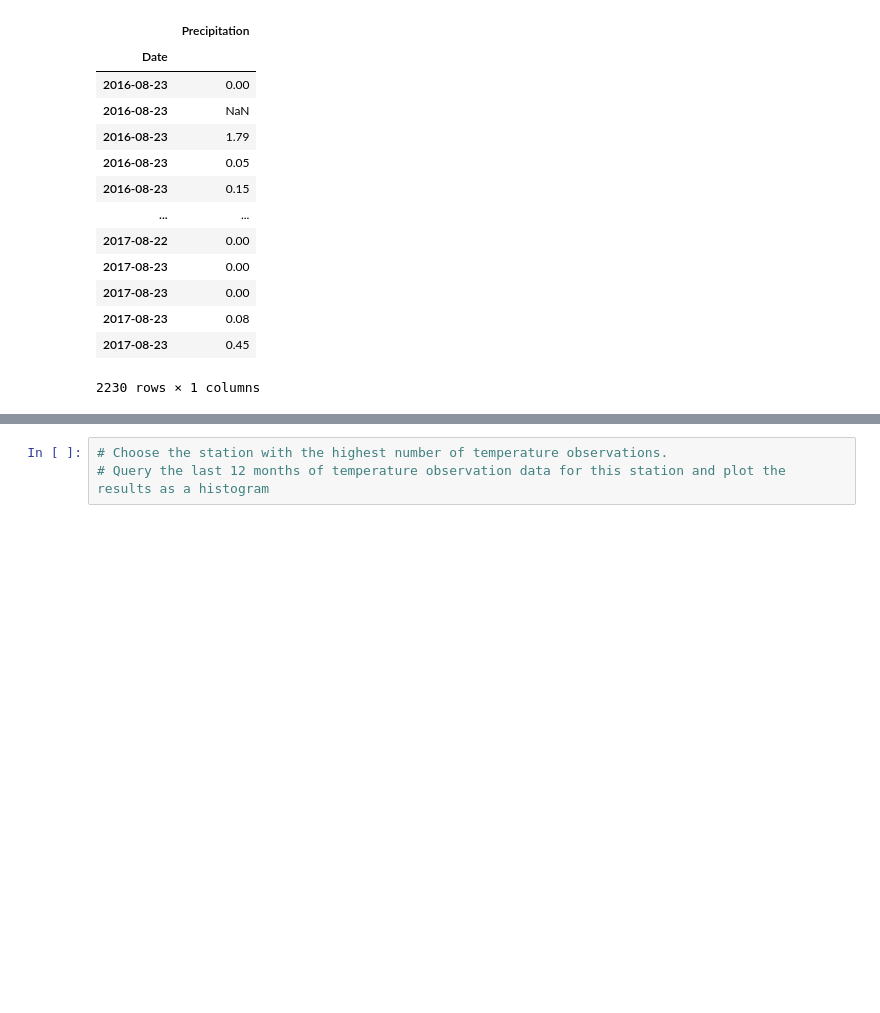
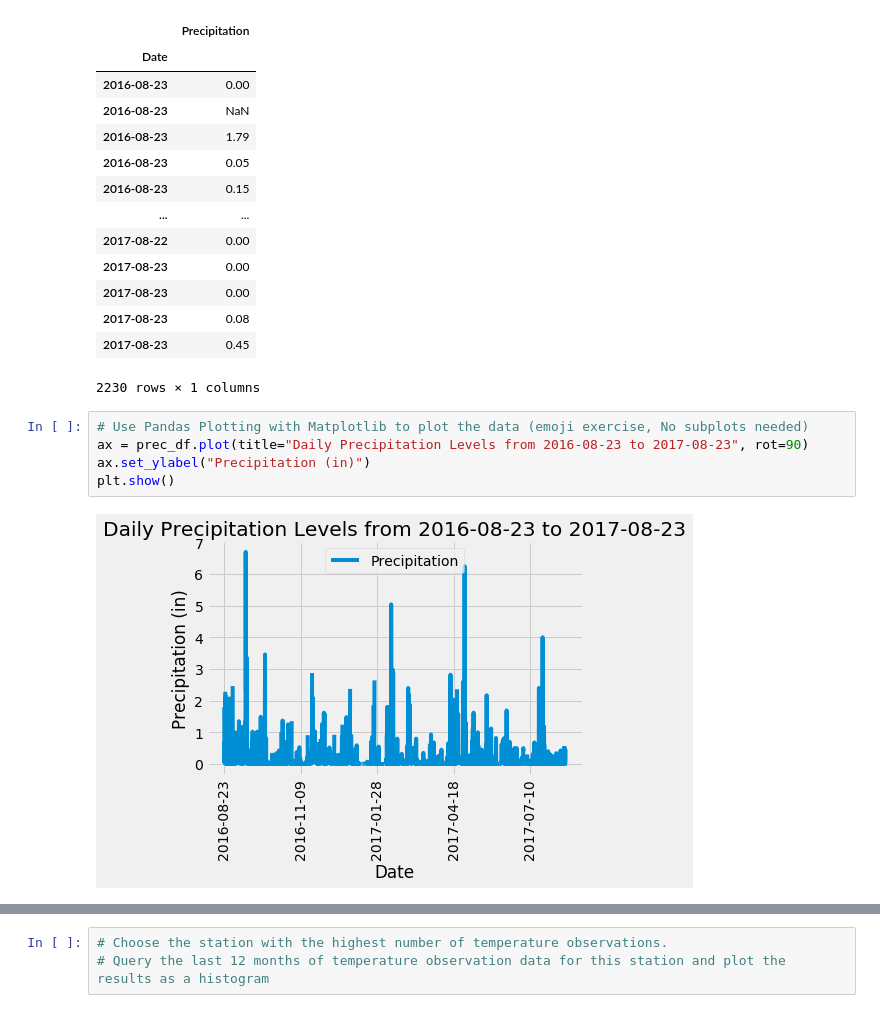
Before and after one commit to kellyshull/sqlalchemy-challenge, a Jupyter notebook: climate_analysis.ipynb, the cells around one changed output, grey strips where cells are left out. Cells and saved outputs as stored; diff of their text form; blank space fills up the shorter version.

```diff
--- a/climate_analysis.ipynb
+++ b/climate_analysis.ipynb
@@ -78,4 +78,11 @@ prec_df
 | 2017-08-23 | 0.08 |
 | 2017-08-23 | 0.45 |
 2230 rows × 1 columns
+# %%
+# Use Pandas Plotting with Matplotlib to plot the data (emoji exercise, No subplots needed)
+ax = prec_df.plot(title="Daily Precipitation Levels from 2016-08-23 to 2017-08-23", rot=90)
+ax.set_ylabel("Precipitation (in)")
+plt.show()
+# %% [output]
+[figure, added]
 # %%
```
Also changed, not shown: parts of 6 cells of this notebook.
